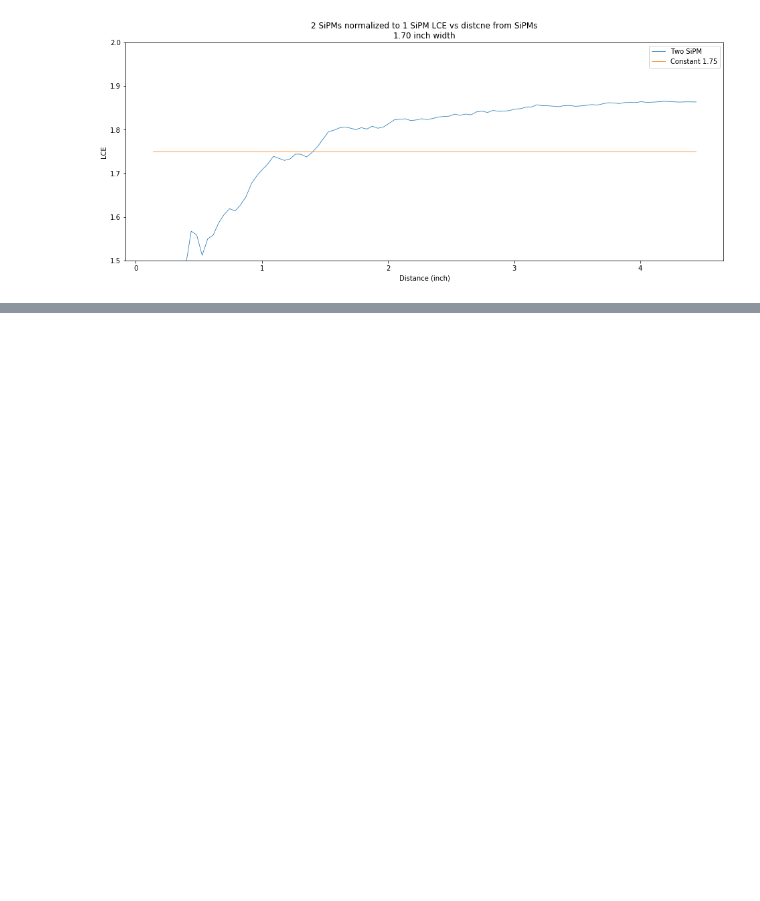
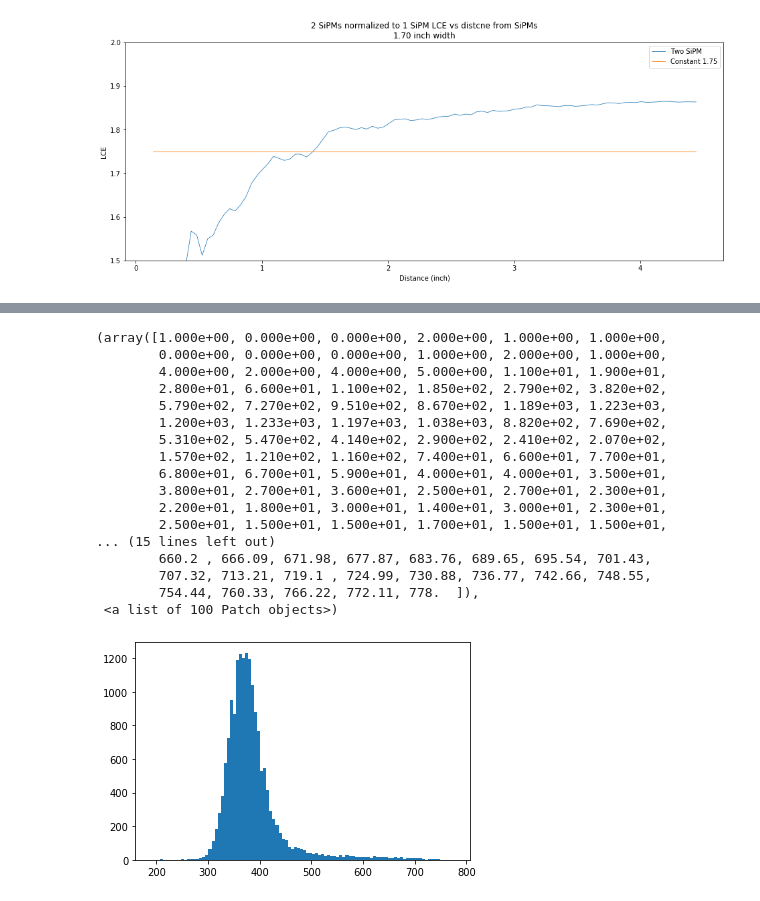
Before and after one commit to mbondin/geant4, a Jupyter notebook: post_IEEE/grams200-simplified.ipynb, the cells around one changed output, grey strips where cells are left out. Drawn from its saved outputs; the diff is of its cells as text; code cells hidden in the pictures; blank space fills up the shorter version.

```diff
--- a/post_IEEE/grams200-simplified.ipynb
+++ b/post_IEEE/grams200-simplified.ipynb
@@ -454 +454,22 @@ average energy deposited = 384.37131607206777
 [figure]
+# %%
+hist(dfs[0][0]['SiPM Hits'],bins=bins)
+# %% [output]
+(array([1.000e+00, 0.000e+00, 0.000e+00, 2.000e+00, 1.000e+00, 1.000e+00,
+        0.000e+00, 0.000e+00, 0.000e+00, 1.000e+00, 2.000e+00, 1.000e+00,
+        4.000e+00, 2.000e+00, 4.000e+00, 5.000e+00, 1.100e+01, 1.900e+01,
+        2.800e+01, 6.600e+01, 1.100e+02, 1.850e+02, 2.790e+02, 3.820e+02,
+        5.790e+02, 7.270e+02, 9.510e+02, 8.670e+02, 1.189e+03, 1.223e+03,
+        1.200e+03, 1.233e+03, 1.197e+03, 1.038e+03, 8.820e+02, 7.690e+02,
+        5.310e+02, 5.470e+02, 4.140e+02, 2.900e+02, 2.410e+02, 2.070e+02,
+        1.570e+02, 1.210e+02, 1.160e+02, 7.400e+01, 6.600e+01, 7.700e+01,
+        6.800e+01, 6.700e+01, 5.900e+01, 4.000e+01, 4.000e+01, 3.500e+01,
+        3.800e+01, 2.700e+01, 3.600e+01, 2.500e+01, 2.700e+01, 2.300e+01,
+        2.200e+01, 1.800e+01, 3.000e+01, 1.400e+01, 3.000e+01, 2.300e+01,
+        2.500e+01, 1.500e+01, 1.500e+01, 1.700e+01, 1.500e+01, 1.500e+01,
+... (15 lines left out)
+        660.2 , 666.09, 671.98, 677.87, 683.76, 689.65, 695.54, 701.43,
+        707.32, 713.21, 719.1 , 724.99, 730.88, 736.77, 742.66, 748.55,
+        754.44, 760.33, 766.22, 772.11, 778.  ]),
+ <a list of 100 Patch objects>)
+[figure, added]
```
Also changed, not shown: parts of 2 cells of this notebook.
